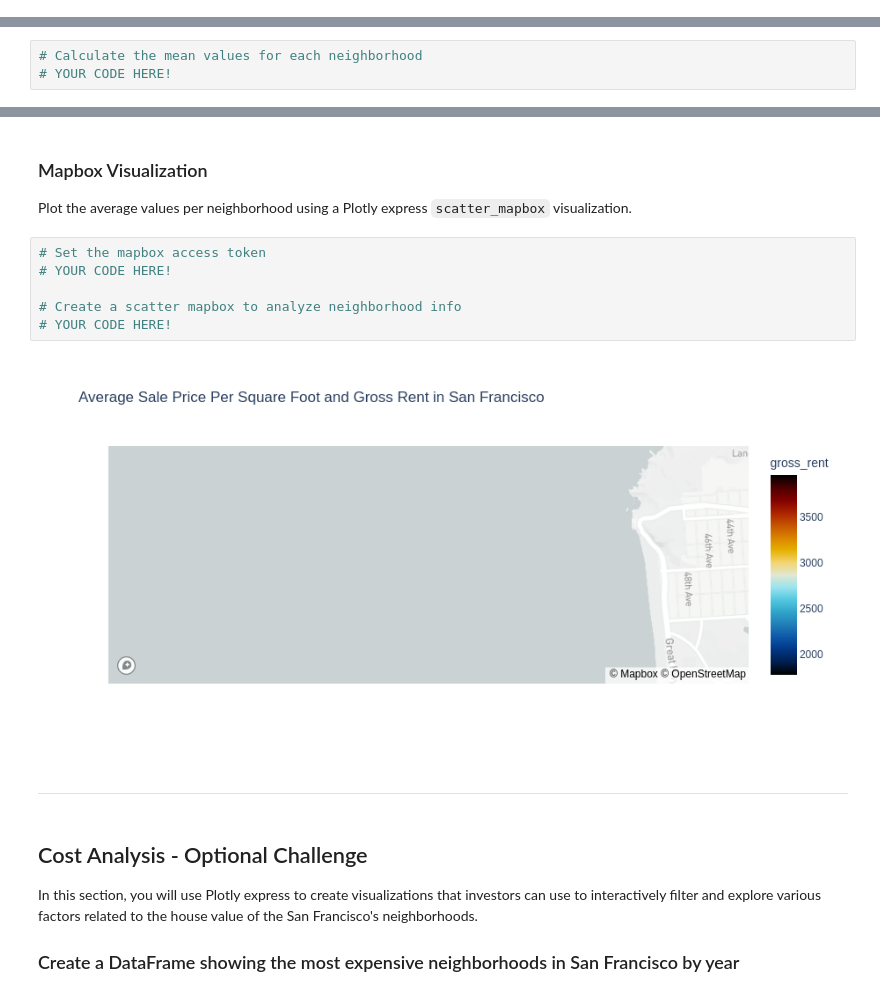
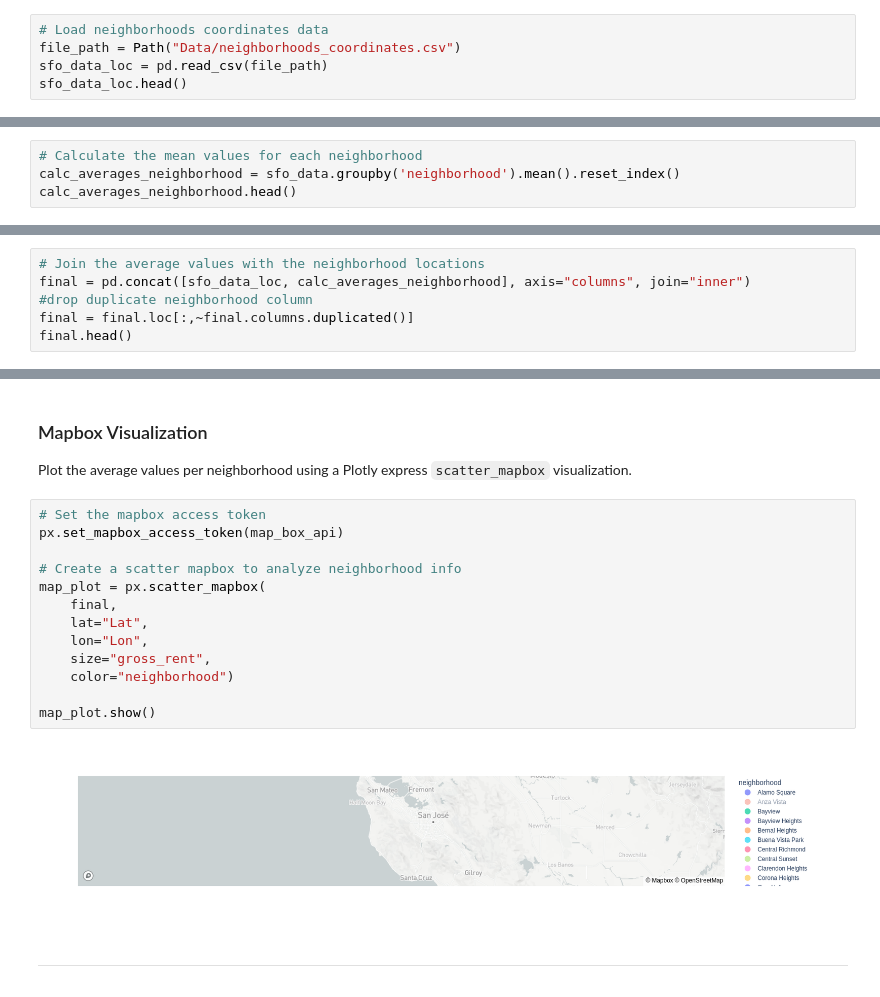
Before and after one commit to goods034/Rental-Data-Analysis, a Jupyter notebook: Instructions/Starter_Code/rental_analysis.ipynb, the cells around one changed output, grey strips where cells are left out. Drawn from its saved outputs; the diff is of its cells as text.

```diff
--- a/Instructions/Starter_Code/rental_analysis.ipynb
+++ b/Instructions/Starter_Code/rental_analysis.ipynb
@@ -190,0 +200,5 @@ In this section, you will read in neighborhoods location data and build an inter
+# %%
+# Load neighborhoods coordinates data
+file_path = Path("Data/neighborhoods_coordinates.csv")
+sfo_data_loc = pd.read_csv(file_path)
+sfo_data_loc.head()
@@ -198,5 +219,6 @@ You will need to join the location data with the mean values per neighborhood.
 2. Join the average values with the neighborhood locations.
 # %%
 # Calculate the mean values for each neighborhood
-# YOUR CODE HERE!
+calc_averages_neighborhood = sfo_data.groupby('neighborhood').mean().reset_index()
+calc_averages_neighborhood.head()
 # %% [output]
@@ -218,0 +231,6 @@ You will need to join the location data with the mean values per neighborhood.
+# %%
+# Join the average values with the neighborhood locations
+final = pd.concat([sfo_data_loc, calc_averages_neighborhood], axis="columns", join="inner")
+#drop duplicate neighborhood column
+final = final.loc[:,~final.columns.duplicated()]
+final.head()
@@ -222,17 +247,18 @@ You will need to join the location data with the mean values per neighborhood.
 Plot the average values per neighborhood using a Plotly express `scatter_mapbox` visualization.
 # %%
 # Set the mapbox access token
-# YOUR CODE HERE!
+px.set_mapbox_access_token(map_box_api)
 
 # Create a scatter mapbox to analyze neighborhood info
-# YOUR CODE HERE!
+map_plot = px.scatter_mapbox(
+    final,
+    lat="Lat",
+    lon="Lon",
+    size="gross_rent",
+    color="neighborhood")
+
+map_plot.show()
 # %% [output]
-[figure, old version]
+[figure, new version]
 # %% [markdown]
 - - -
-# %% [markdown]
-## Cost Analysis - Optional Challenge
-
-In this section, you will use Plotly express to create visualizations that investors can use to interactively filter and explore various factors related to the house value of the San Francisco's neighborhoods.
-
-### Create a DataFrame showing the most expensive neighborhoods in San Francisco by year
```
Also changed, not shown: parts of 19 cells of this notebook, 1 other file.
